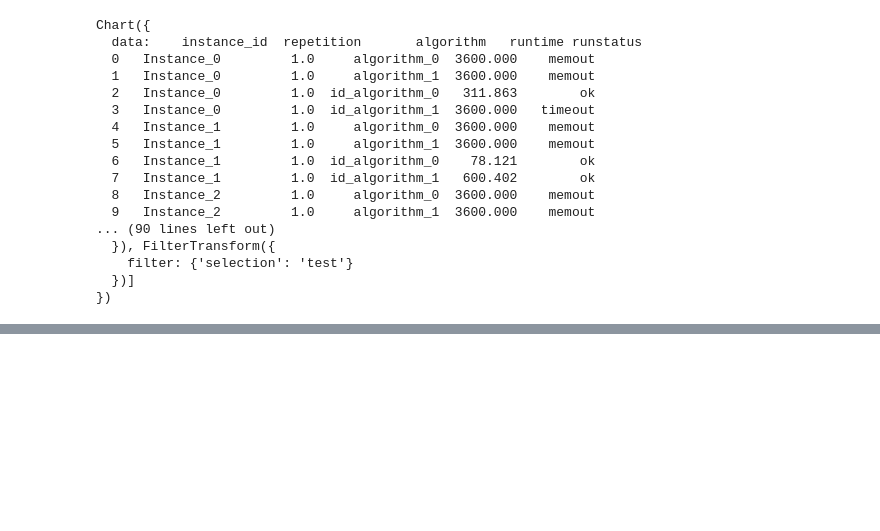
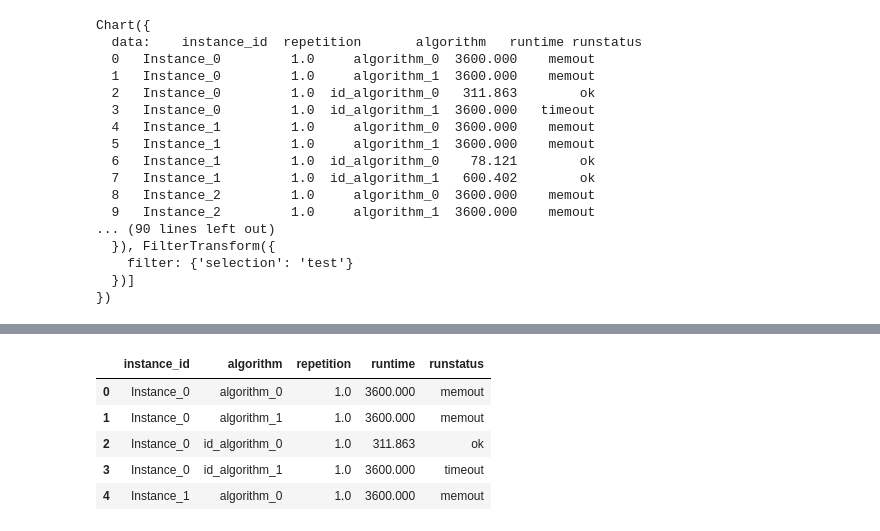
Before and after one commit to chawlaKat/Notebook-Noodlings, a Jupyter notebook: Get_Scattered_Fancy.ipynb, the cells around one changed output, grey strips where cells are left out. Saved outputs shown, nothing was run; the diff lists cells and outputs as text; code cells hidden in the pictures; blank space fills up the shorter version.

```diff
--- a/Get_Scattered_Fancy.ipynb
+++ b/Get_Scattered_Fancy.ipynb
@@ -1221,0 +1315,9 @@ Chart({
+# %%
+algReset.head()
+# %% [output]
+|  | instance_id | algorithm | repetition | runtime | runstatus |
+| 0 | Instance_0 | algorithm_0 | 1.0 | 3600.000 | memout |
+| 1 | Instance_0 | algorithm_1 | 1.0 | 3600.000 | memout |
+| 2 | Instance_0 | id_algorithm_0 | 1.0 | 311.863 | ok |
+| 3 | Instance_0 | id_algorithm_1 | 1.0 | 3600.000 | timeout |
+| 4 | Instance_1 | algorithm_0 | 1.0 | 3600.000 | memout |
```
Also changed, not shown: parts of 22 cells of this notebook.
